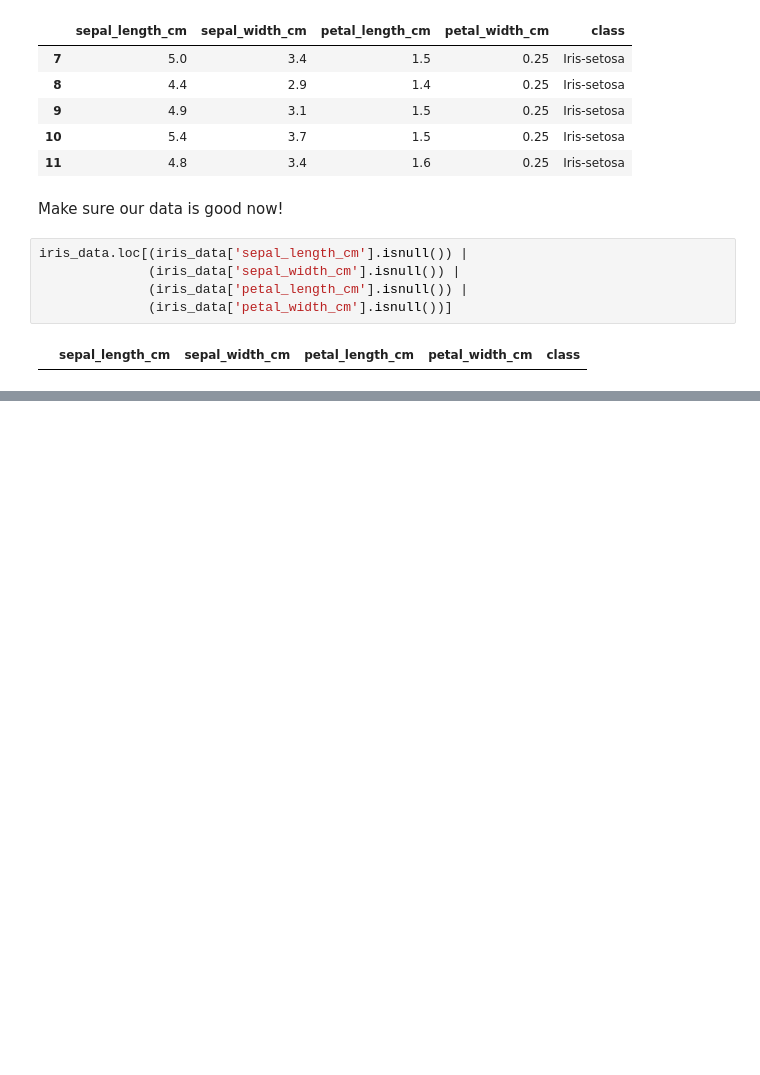
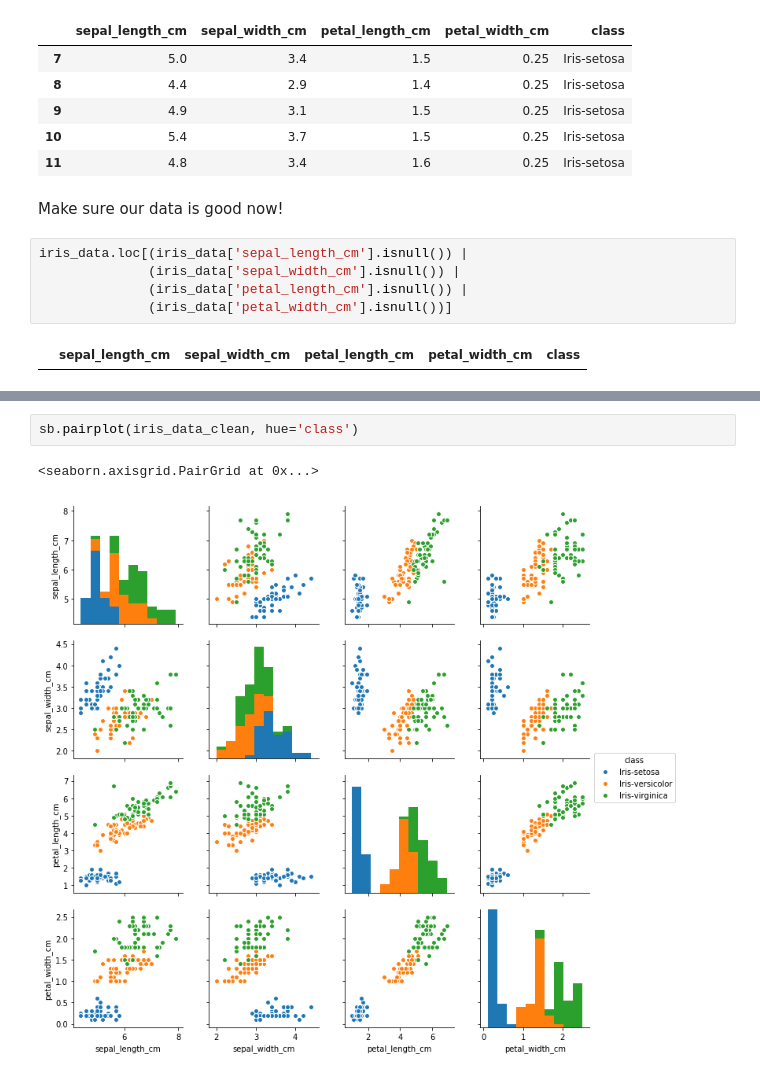
Before and after one commit to kalyons11/notebooks, a Jupyter notebook: iris_data_notebook.ipynb, the cells around one changed output, grey strips where cells are left out. Saved outputs shown, nothing was run; the diff lists cells and outputs as text; blank space fills up the shorter version.

Commit message:
Done exploring data.

```diff
--- a/iris_data_notebook.ipynb
+++ b/iris_data_notebook.ipynb
@@ -166,0 +192,5 @@ sb.pairplot(iris_data_clean, hue='class')
+# %%
+sb.pairplot(iris_data_clean, hue='class')
+# %% [output]
+<seaborn.axisgrid.PairGrid at 0x...>
+[figure, added]
```
Also changed, not shown: parts of 10 cells of this notebook.
